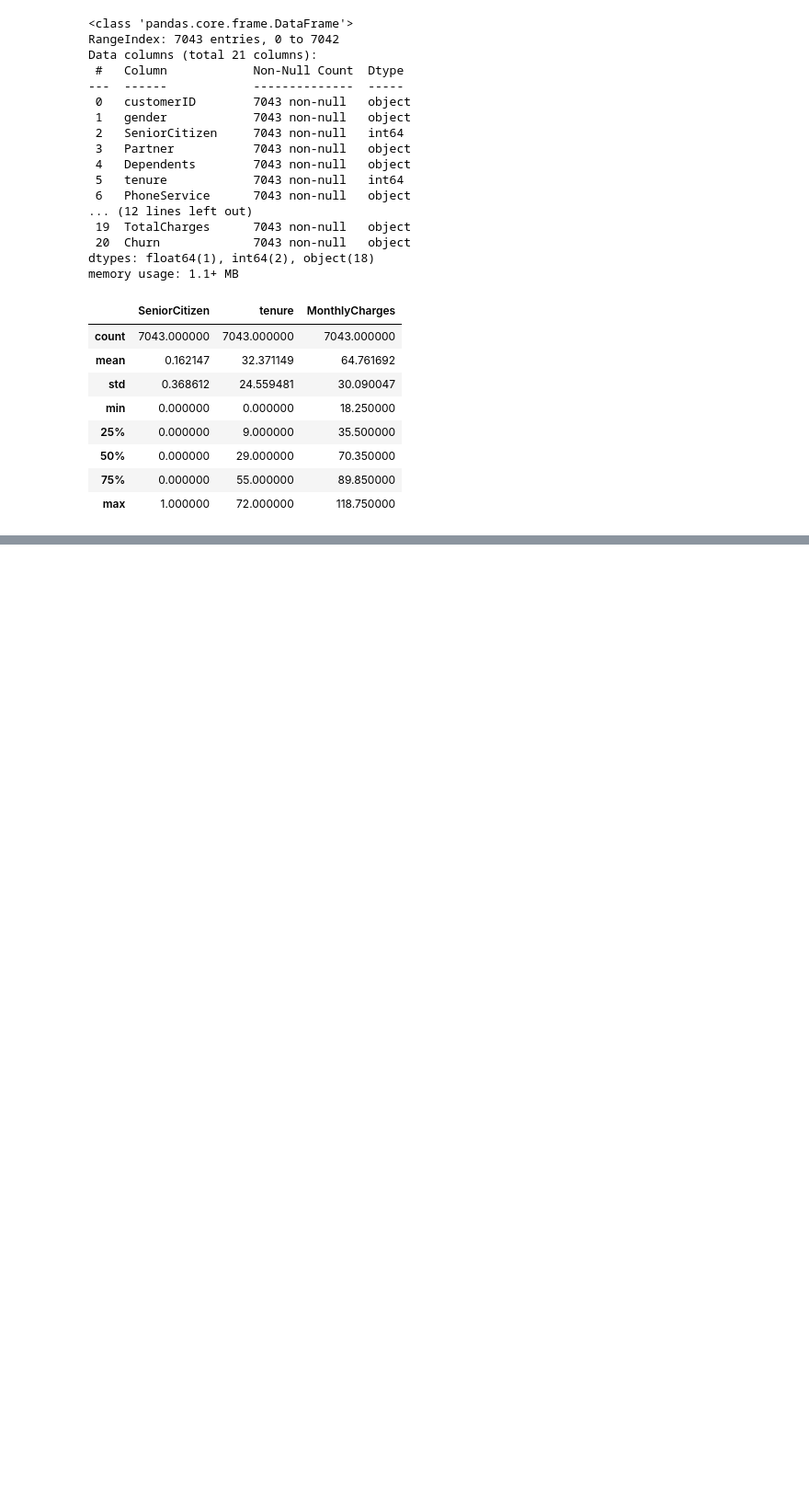
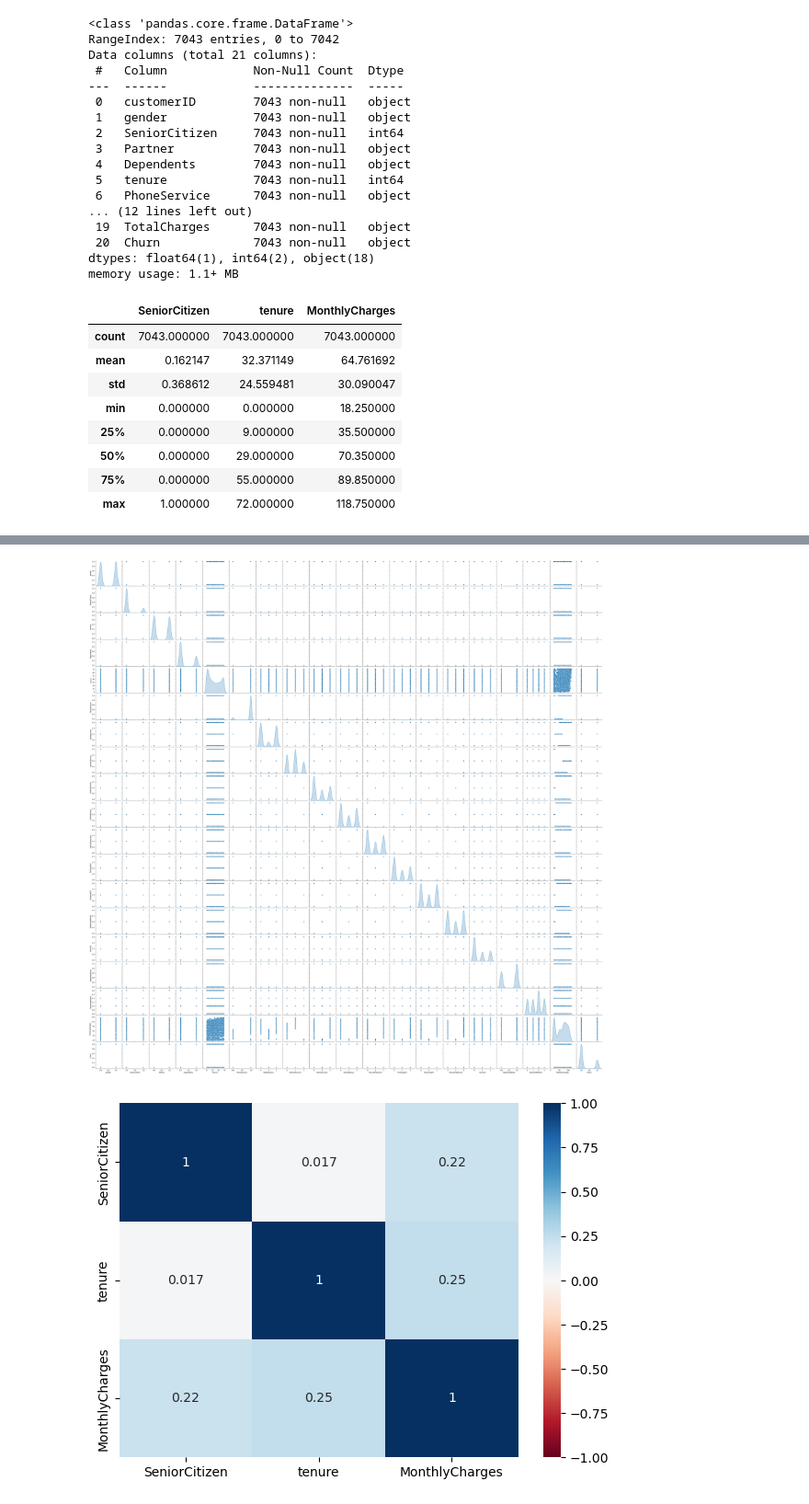
Before and after one commit to Marsh16/AFL1_Evelyn_Marsha_ML, a Jupyter notebook: AFL1_Evelyn_Marsha.ipynb, the cells around one changed output, grey strips where cells are left out. Shown at 92% size. Saved outputs shown, nothing was run; the diff lists cells and outputs as text; code cells hidden in the pictures; blank space fills up the shorter version.

```diff
--- a/AFL1_Evelyn_Marsha.ipynb
+++ b/AFL1_Evelyn_Marsha.ipynb
@@ -135,0 +188,10 @@ plt.show()
+# %%
+sns.pairplot(data=data, diag_kind="kde")
+plt.show()
+
+plt.subplots(figsize=(7,5))
+sns.heatmap(df.corr(), vmin=-1, vmax=1, cmap="RdBu", annot=True)
+plt.show()
+# %% [output]
+[figure, added]
+[figure, added]
```
Also changed, not shown: parts of 9 cells of this notebook.
